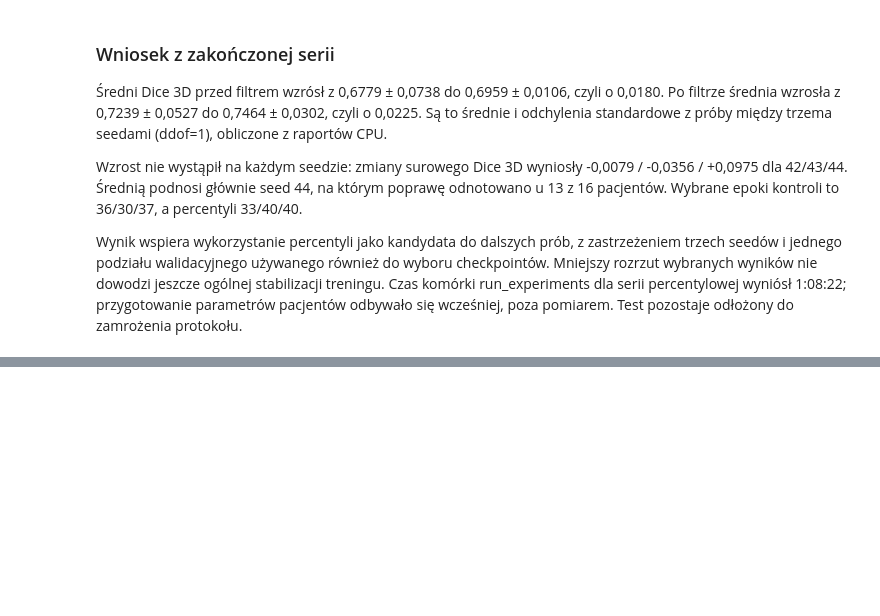
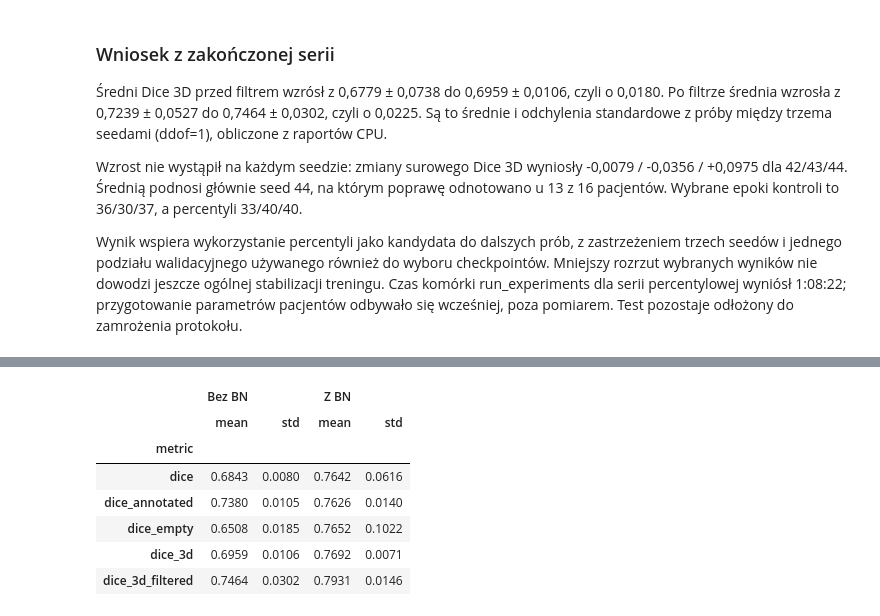
Before and after one commit to m1hu/inzynierka, a Jupyter notebook: notebooks/11_modular_training.ipynb, the cells around one changed output, grey strips where cells are left out. Drawn from its saved outputs; the diff is of its cells as text; code cells hidden in the pictures; blank space fills up the shorter version.

```diff
--- a/notebooks/11_modular_training.ipynb
+++ b/notebooks/11_modular_training.ipynb
@@ -271,0 +320,39 @@ Test pozostaje odłożony do zamrożenia protokołu.
+# %%
+bn_seeds = [42, 43, 44]
+
+bn_prefixes = {
+    "Bez BN": "unet_sampling_percentile_zscore_dice3d",
+    "Z BN": "unet_bn_sampling_percentile_zscore_dice3d",
+}
+
+bn_results = {}
+
+for label, prefix in bn_prefixes.items():
+    reports = [
+        pd.read_csv(
+            project_root / "outputs"
+            / f"{prefix}_seed{seed}_val_metrics.csv"
+        )
+        for seed in bn_seeds
+    ]
+
+    bn_results[label] = pd.concat(reports, ignore_index=True)
+
+bn_summary = pd.concat(
+    {
+        label: summarize_runs(frame)
+        for label, frame in bn_results.items()
+    },
+    axis=1,
+)
+
+bn_summary.round(4)
+# %% [output]
+|  | Bez BN |  | Z BN |  |
+|  | mean | std | mean | std |
+| metric |  |  |  |  |
+| dice | 0.6843 | 0.0080 | 0.7642 | 0.0616 |
+| dice_annotated | 0.7380 | 0.0105 | 0.7626 | 0.0140 |
+| dice_empty | 0.6508 | 0.0185 | 0.7652 | 0.1022 |
+| dice_3d | 0.6959 | 0.0106 | 0.7692 | 0.0071 |
+| dice_3d_filtered | 0.7464 | 0.0302 | 0.7931 | 0.0146 |
```
Also changed, not shown: parts of 18 cells of this notebook, 5 other files.
